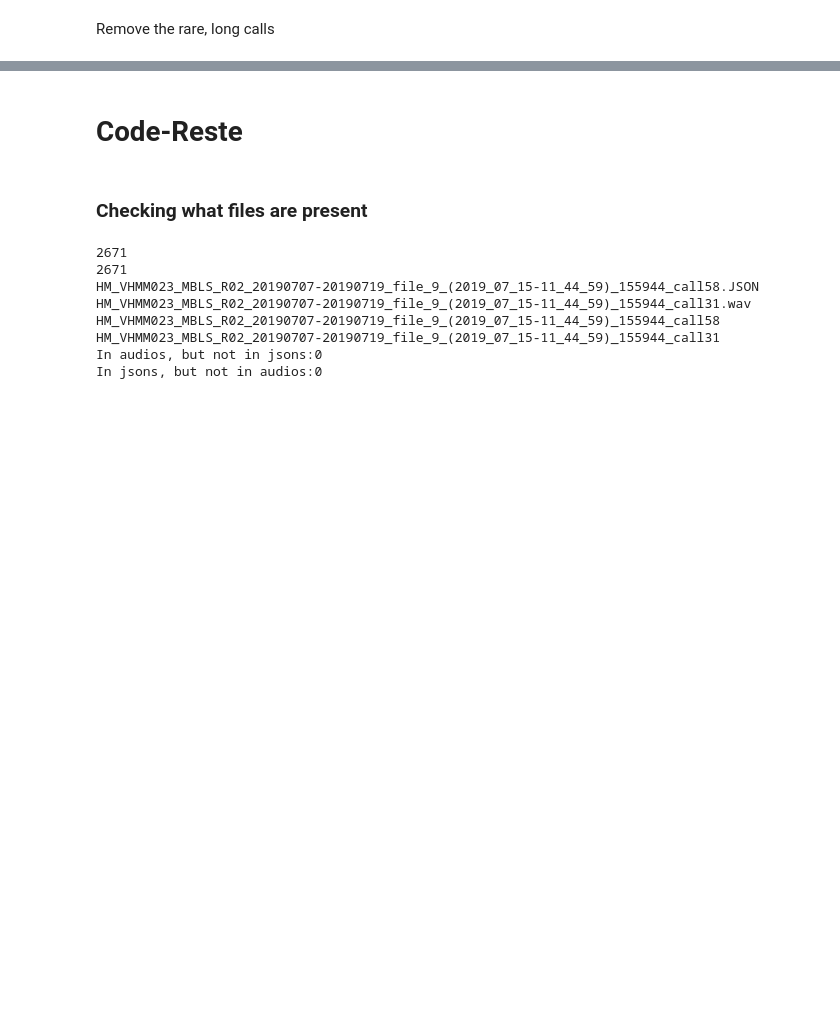
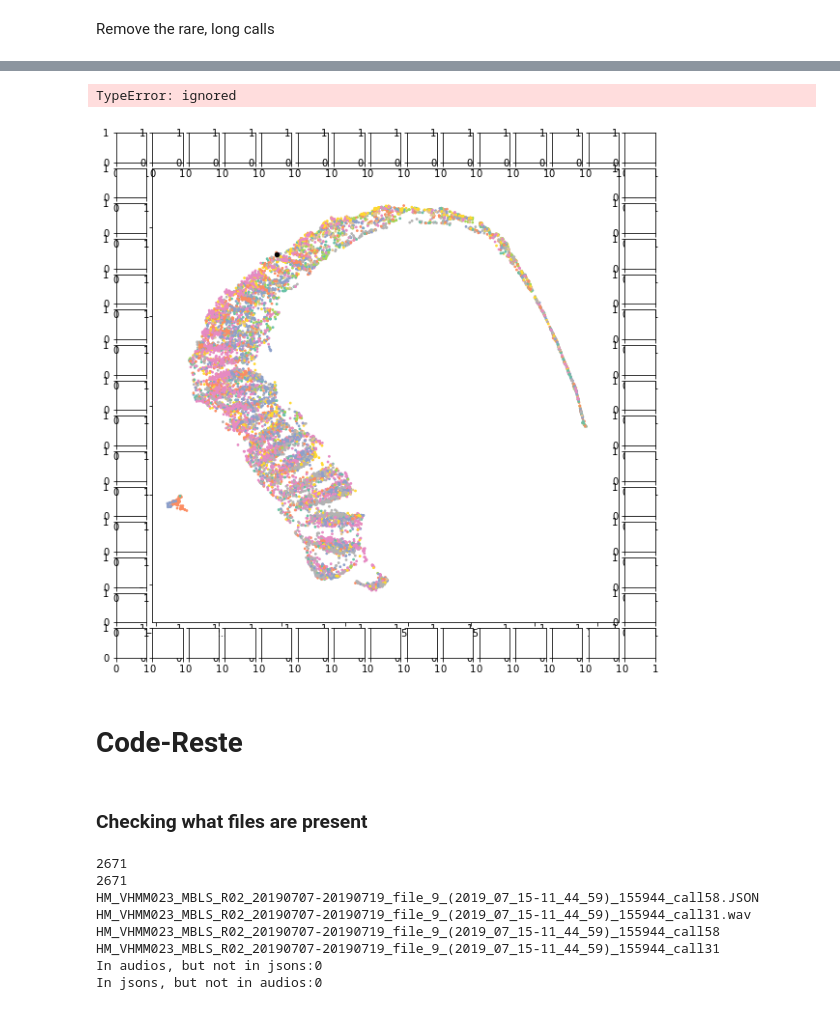
Before and after one commit to marathomas/meerkat, a Jupyter notebook: meerkat_preprocessing.ipynb, the cells around one changed output, grey strips where cells are left out. Saved outputs shown, nothing was run; the diff lists cells and outputs as text; code cells hidden in the pictures; blank space fills up the shorter version.

```diff
--- a/meerkat_preprocessing.ipynb
+++ b/meerkat_preprocessing.ipynb
@@ -612,6 +557,13 @@ from sklearn.preprocessing import StandardScaler
+# %%
+flattened_specs = [pad_spectro(spec, maxlen).flatten() for spec in specs]
+specs_arr = np.asarray(flattened_specs)
+df = pd.DataFrame(specs_arr)
 # %%
 reducer = umap.UMAP()
-embedding = reducer.fit_transform(specs_arr)
+# %%
+spectro_data = StandardScaler().fit_transform(df)
+# %%
+embedding = reducer.fit_transform(spectro_data)
 # %%
 z  = list(embedding)
 # %%
@@ -625,32 +577,35 @@ specs = [i - np.min(i) for i in tqdm(specs)]
 # %%
 scatter_spec(
     z,
-    specs,
+    specs_flattened,
     column_size=15,
     #x_range = [-5.5,7],
     #y_range = [-10,10],
     pal_color="hls",
     color_points=False,
     enlarge_points=20,
     figsize=(10, 10),
     scatter_kwargs = {
-        'labels': subset_df.indv.values,
+        'labels': spec_df.indv.values,
         'alpha':1.0,
         's': 3,
         "color_palette": 'Set2',
         'show_legend': False
     },
     matshow_kwargs = {
         'cmap': plt.cm.Greys
     },
     line_kwargs = {
         'lw':1,
         'ls':"solid",
         'alpha':0.25,
     },
     draw_lines=True
 );
 save_fig(PROJECT_PATH+'meerkat_calls', dpi=300, save_jpg=True)
+# %% [output]
+TypeError: ignored
+[figure, added]
 # %% [markdown]
 # Code-Reste
 # %% [markdown]
```
Also changed, not shown: parts of 30 cells of this notebook.
